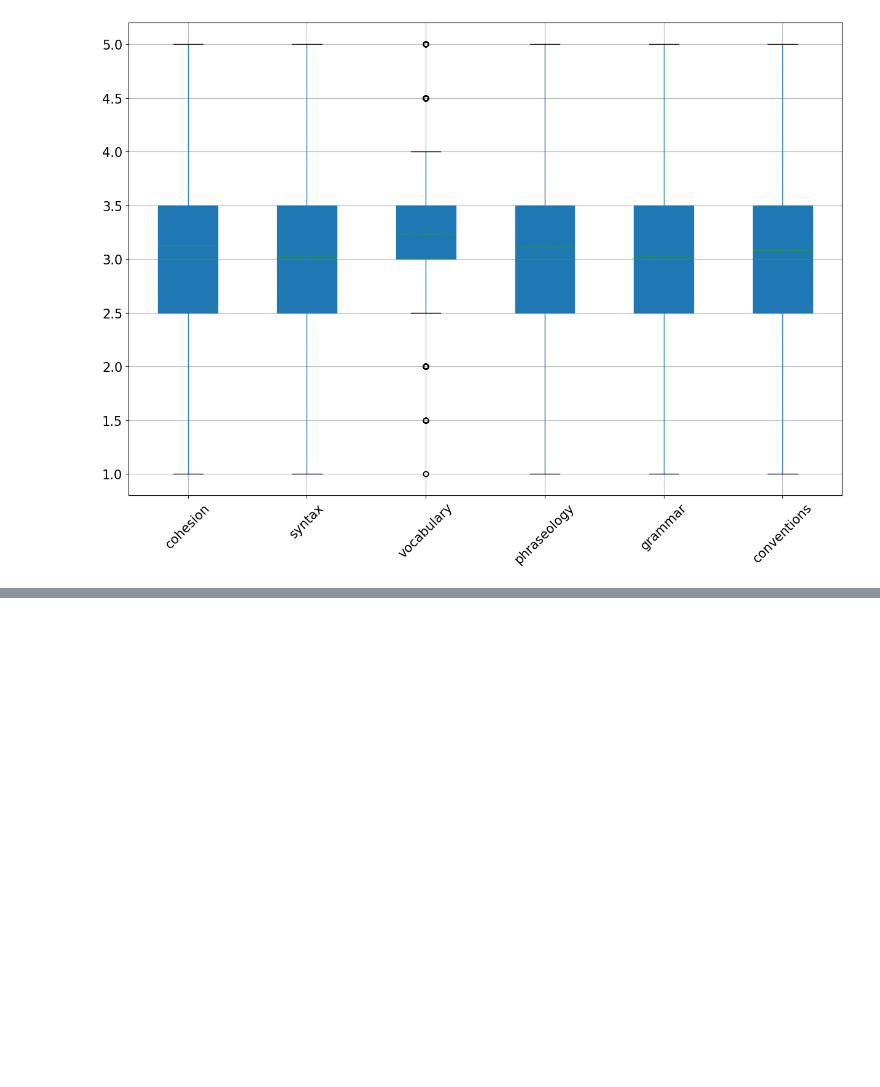
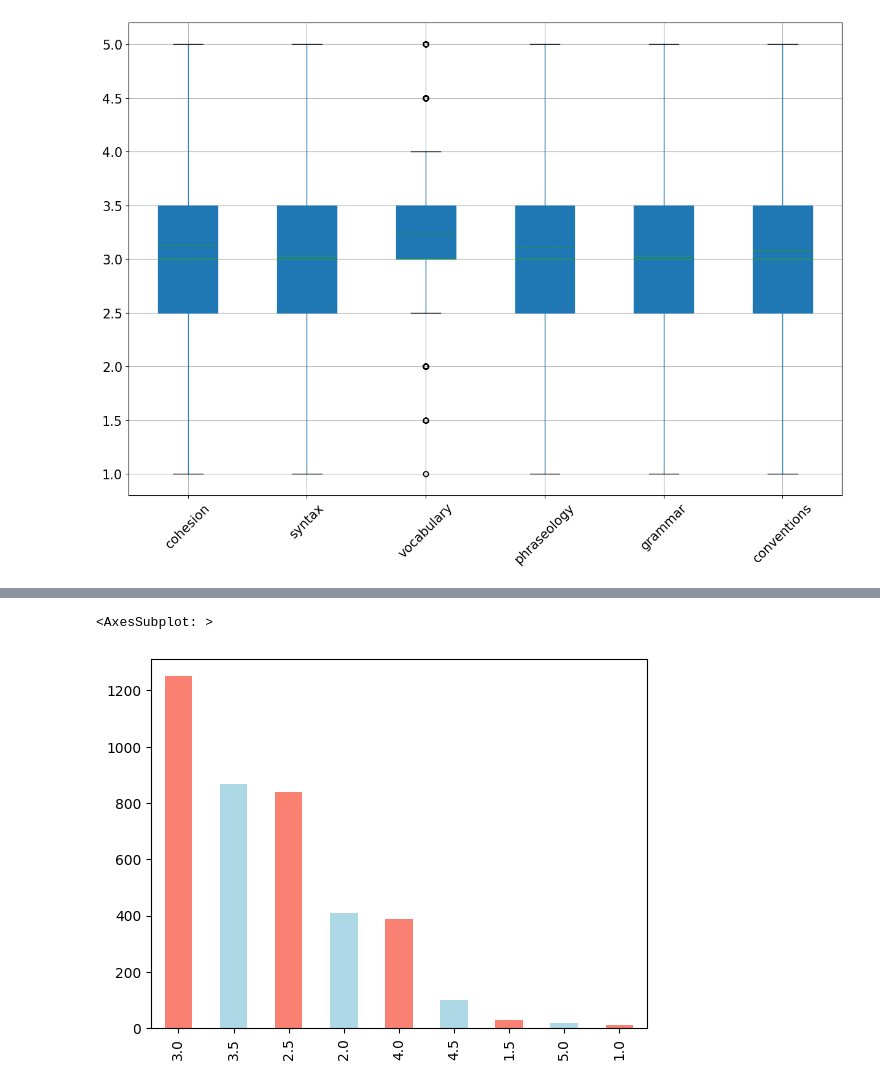
Before and after one commit to KubiakJakub01/Feedback-Prize-ELL, a Jupyter notebook: src/notebooks/research.ipynb, the cells around one changed output, grey strips where cells are left out. Drawn from its saved outputs; the diff is of its cells as text; code cells hidden in the pictures; blank space fills up the shorter version.

```diff
--- a/src/notebooks/research.ipynb
+++ b/src/notebooks/research.ipynb
@@ -113,0 +120,5 @@ train_df.boxplot(figsize=(15, 10), rot=45, fontsize=15, grid=True, vert=True, pa
+# %%
+train_df["syntax"].value_counts().plot(kind="bar", color=["salmon", "lightblue"])
+# %% [output]
+<AxesSubplot: >
+[figure, added]
```
Also changed, not shown: parts of 5 cells of this notebook.
